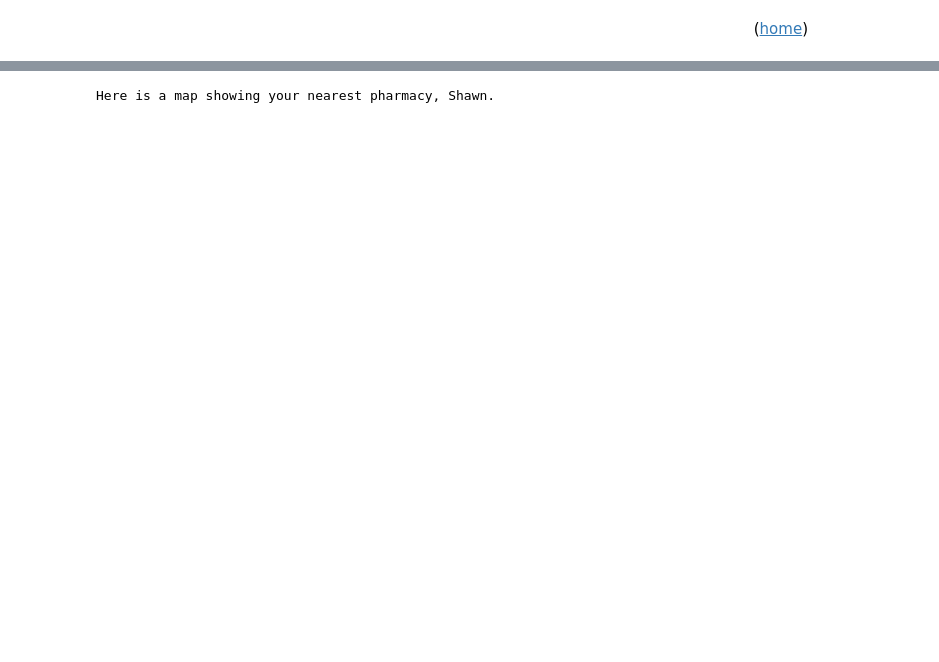
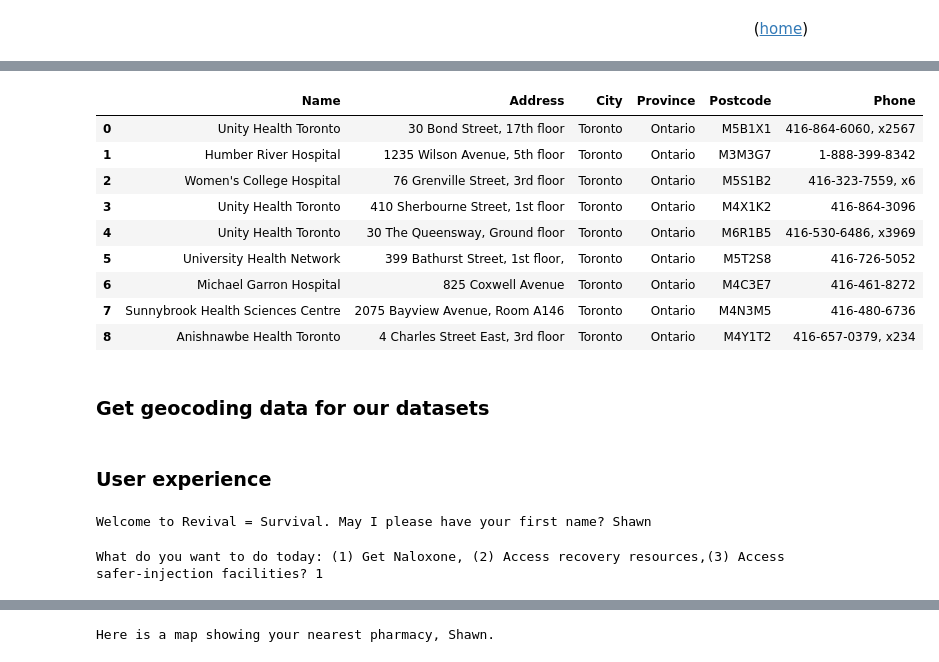
Before and after one commit to shawnsyms/revival-survival, a Jupyter notebook: revival_equals_survival.ipynb, the cells around one changed output, grey strips where cells are left out. Drawn from its saved outputs; the diff is of its cells as text; code cells hidden in the pictures; blank space fills up the shorter version.

```diff
--- a/revival_equals_survival.ipynb
+++ b/revival_equals_survival.ipynb
@@ -407,0 +341,4 @@ Identifying your location, Shawn. Your closest pharmacy is Rexall, located at 47
+# %%
+raam_clinics = pd.read_csv('csv/locator/toronto-raam_clinic_locations.csv')
+
+exploratory_data_analysis(raam_clinics)
@@ -407,0 +363,13 @@ Identifying your location, Shawn. Your closest pharmacy is Rexall, located at 47
+# %%
+raam_clinics
+# %% [output]
+|  | Name | Address | City | Province | Postcode | Phone |
+| 0 | Unity Health Toronto | 30 Bond Street, 17th floor | Toronto | Ontario | M5B1X1 | 416-864-6060, x2567 |
+| 1 | Humber River Hospital | 1235 Wilson Avenue, 5th floor | Toronto | Ontario | M3M3G7 | 1-888-399-8342 |
+| 2 | Women's College Hospital | 76 Grenville Street, 3rd floor | Toronto | Ontario | M5S1B2 | 416-323-7559, x6 |
+| 3 | Unity Health Toronto | 410 Sherbourne Street, 1st floor | Toronto | Ontario | M4X1K2 | 416-864-3096 |
+| 4 | Unity Health Toronto | 30 The Queensway, Ground floor | Toronto | Ontario | M6R1B5 | 416-530-6486, x3969 |
+| 5 | University Health Network | 399 Bathurst Street, 1st floor, | Toronto | Ontario | M5T2S8 | 416-726-5052 |
+| 6 | Michael Garron Hospital | 825 Coxwell Avenue | Toronto | Ontario | M4C3E7 | 416-461-8272 |
+| 7 | Sunnybrook Health Sciences Centre | 2075 Bayview Avenue, Room A146 | Toronto | Ontario | M4N3M5 | 416-480-6736 |
+| 8 | Anishnawbe Health Toronto | 4 Charles Street East, 3rd floor | Toronto | Ontario | M4Y1T2 | 416-657-0379, x234 |
@@ -407,0 +382,2 @@ Identifying your location, Shawn. Your closest pharmacy is Rexall, located at 47
+# %% [markdown]
+### Get geocoding data for our datasets
@@ -407,0 +397,13 @@ Identifying your location, Shawn. Your closest pharmacy is Rexall, located at 47
+# %% [markdown]
+### User experience
+# %%
+user_name = input('Welcome to Revival = Survival. May I please have your first name? ')
+# %% [output]
+Welcome to Revival = Survival. May I please have your first name? Shawn
+# %%
+user_choice = input('What do you want to do today: '
+                    '(1) Get Naloxone, '
+                    '(2) Access recovery resources,'
+                    '(3) Access safer-injection facilities? ')
+# %% [output]
+What do you want to do today: (1) Get Naloxone, (2) Access recovery resources,(3) Access safer-injection facilities? 1
```
Also changed, not shown: parts of 67 cells of this notebook, 11 other files.
